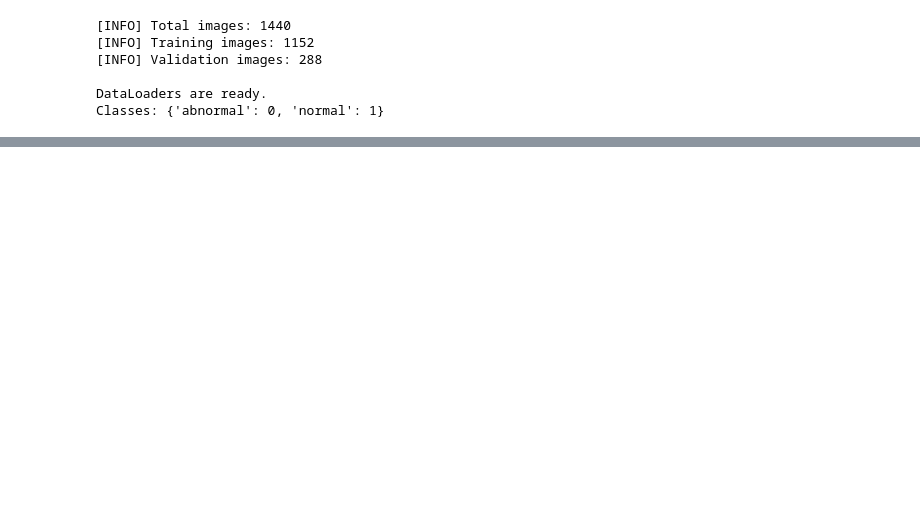
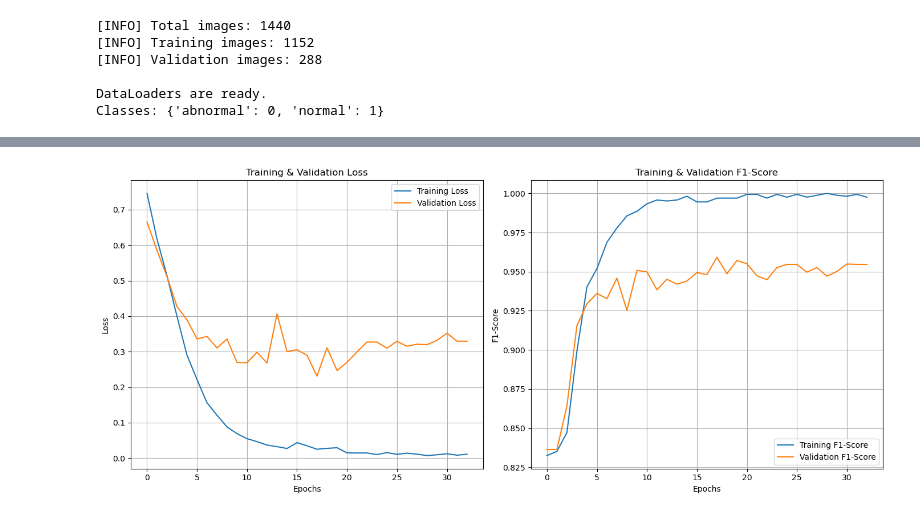
Before and after one commit to ayushpradhan-dev/audio-predictive-maintenance-mlops, a Jupyter notebook: notebooks/03-model-training-and-evaluation.ipynb, the cells around one changed output, grey strips where cells are left out. Saved outputs shown, nothing was run; the diff lists cells and outputs as text; code cells hidden in the pictures; blank space fills up the shorter version.

```diff
--- a/notebooks/03-model-training-and-evaluation.ipynb
+++ b/notebooks/03-model-training-and-evaluation.ipynb
@@ -121,0 +109,28 @@ Classes: {'abnormal': 0, 'normal': 1}
+# %%
+import matplotlib.pyplot as plt
+
+# Plotting the loss curves
+plt.figure(figsize=(14, 6))
+plt.subplot(1, 2, 1)
+plt.plot(history_df['train_loss'], label='Training Loss')
+plt.plot(history_df['val_loss'], label='Validation Loss')
+plt.title('Training & Validation Loss')
+plt.xlabel('Epochs')
+plt.ylabel('Loss')
+plt.legend()
+plt.grid(True)
+
+# Plotting the F1 score curves
+plt.subplot(1, 2, 2)
+plt.plot(history_df['train_f1'], label='Training F1-Score')
+plt.plot(history_df['val_f1'], label='Validation F1-Score')
+plt.title('Training & Validation F1-Score')
+plt.xlabel('Epochs')
+plt.ylabel('F1-Score')
+plt.legend()
+plt.grid(True)
+
+plt.tight_layout()
+plt.show()
+# %% [output]
+[figure, added]
```
Also changed, not shown: parts of 10 cells of this notebook, 7 other files.
